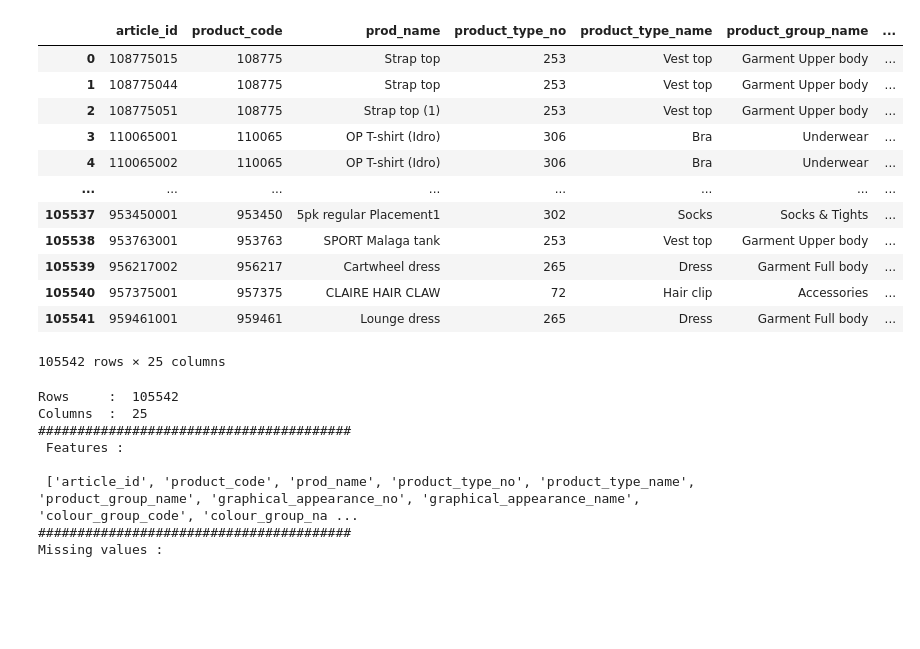
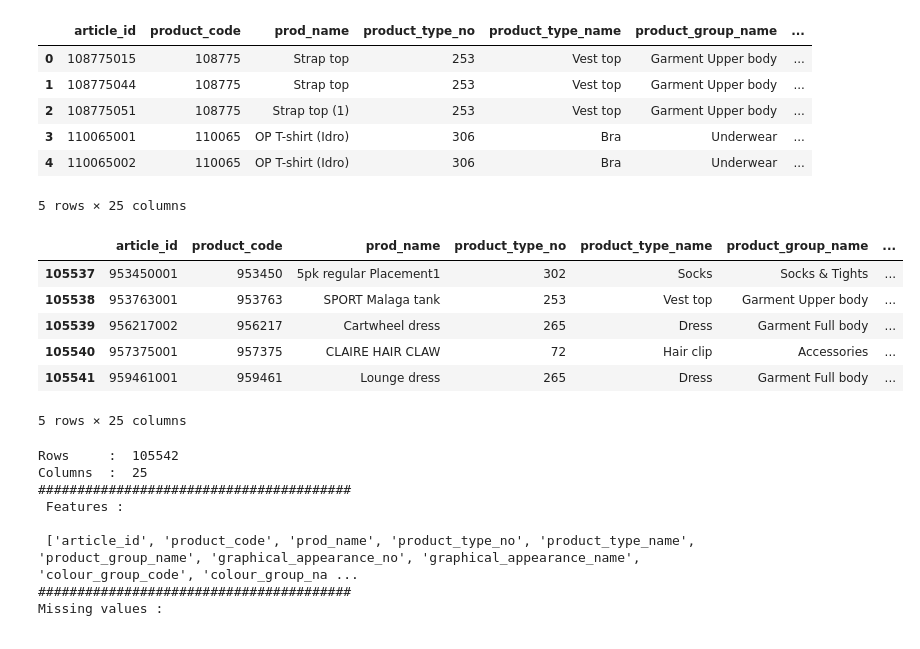
Before and after one commit to kshitijmohan15/Data-Analysis, a Jupyter notebook: H&M Analysis/h&m_analysis.ipynb, the cells around one changed output. Saved outputs shown, nothing was run; the diff lists cells and outputs as text; code cells hidden in the pictures; blank space fills up the shorter version.

```diff
--- a/H&M Analysis/h&m_analysis.ipynb
+++ b/H&M Analysis/h&m_analysis.ipynb
@@ -15,19 +15,23 @@ pd.set_option('display.float_format', lambda x: '%.3f' % x)
 pd.options.display.float_format = '{:,.2f}'.format
 # %%
 articles = pd.read_csv('articles.csv')
-articles
+articles.head()
 # %% [output]
 |  | article_id | product_code | prod_name | product_type_no | product_type_name | product_group_name | ... |
 | 0 | 108775015 | 108775 | Strap top | 253 | Vest top | Garment Upper body | ... |
 | 1 | 108775044 | 108775 | Strap top | 253 | Vest top | Garment Upper body | ... |
 | 2 | 108775051 | 108775 | Strap top (1) | 253 | Vest top | Garment Upper body | ... |
 | 3 | 110065001 | 110065 | OP T-shirt (Idro) | 306 | Bra | Underwear | ... |
 | 4 | 110065002 | 110065 | OP T-shirt (Idro) | 306 | Bra | Underwear | ... |
-| ... | ... | ... | ... | ... | ... | ... | ... |
-| 105537 | 953450001 | 953450 | 5pk regular Placement1 | 302 | Socks | Socks & Tights | ... |
-| 105538 | 953763001 | 953763 | SPORT Malaga tank | 253 | Vest top | Garment Upper body | ... |
-| 105539 | 956217002 | 956217 | Cartwheel dress | 265 | Dress | Garment Full body | ... |
-| 105540 | 957375001 | 957375 | CLAIRE HAIR CLAW | 72 | Hair clip | Accessories | ... |
-| 105541 | 959461001 | 959461 | Lounge dress | 265 | Dress | Garment Full body | ... |
-105542 rows × 25 columns
+5 rows × 25 columns
+# %%
+articles.tail()
+# %% [output]
+|  | article_id | product_code | prod_name | product_type_no | product_type_name | product_group_name | ... |
+| 105537 | 953450001 | 953450 | 5pk regular Placement1 | 302 | Socks | Socks & Tights | ... |
+| 105538 | 953763001 | 953763 | SPORT Malaga tank | 253 | Vest top | Garment Upper body | ... |
+| 105539 | 956217002 | 956217 | Cartwheel dress | 265 | Dress | Garment Full body | ... |
+| 105540 | 957375001 | 957375 | CLAIRE HAIR CLAW | 72 | Hair clip | Accessories | ... |
+| 105541 | 959461001 | 959461 | Lounge dress | 265 | Dress | Garment Full body | ... |
+5 rows × 25 columns
 # %%
```
Also changed, not shown: parts of 10 cells of this notebook.
